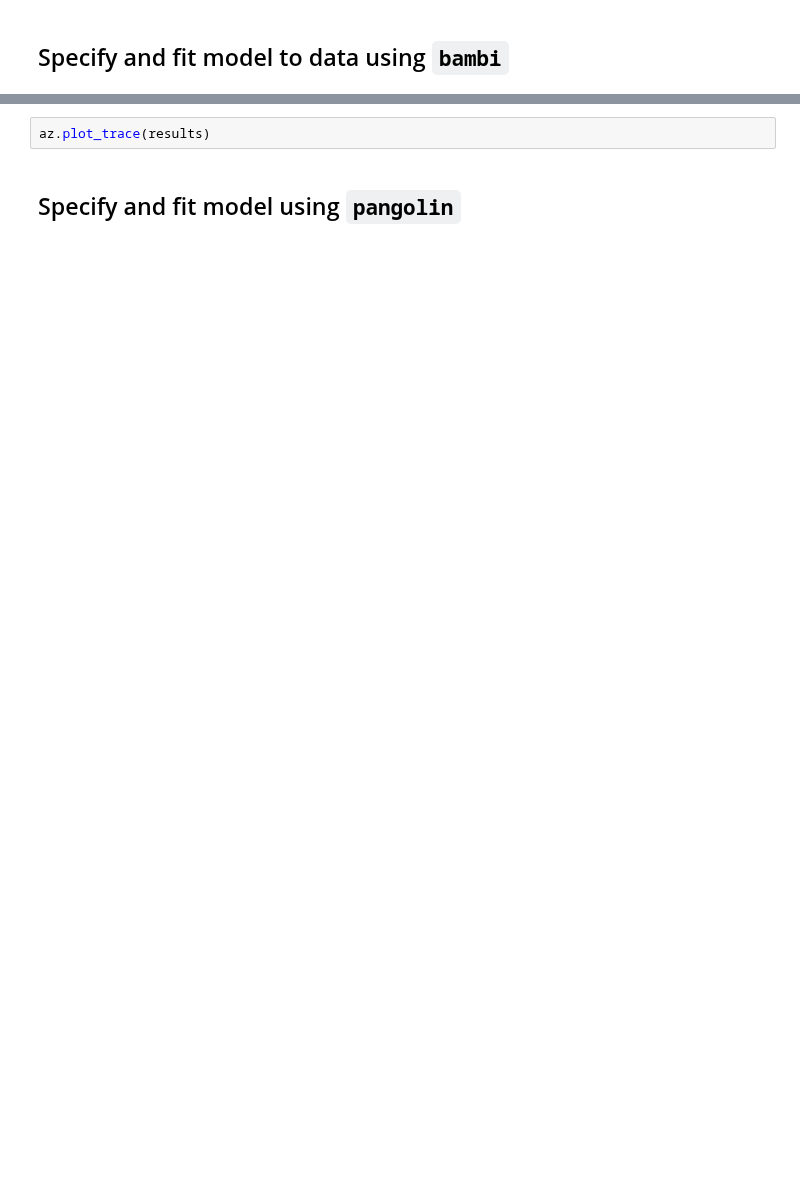
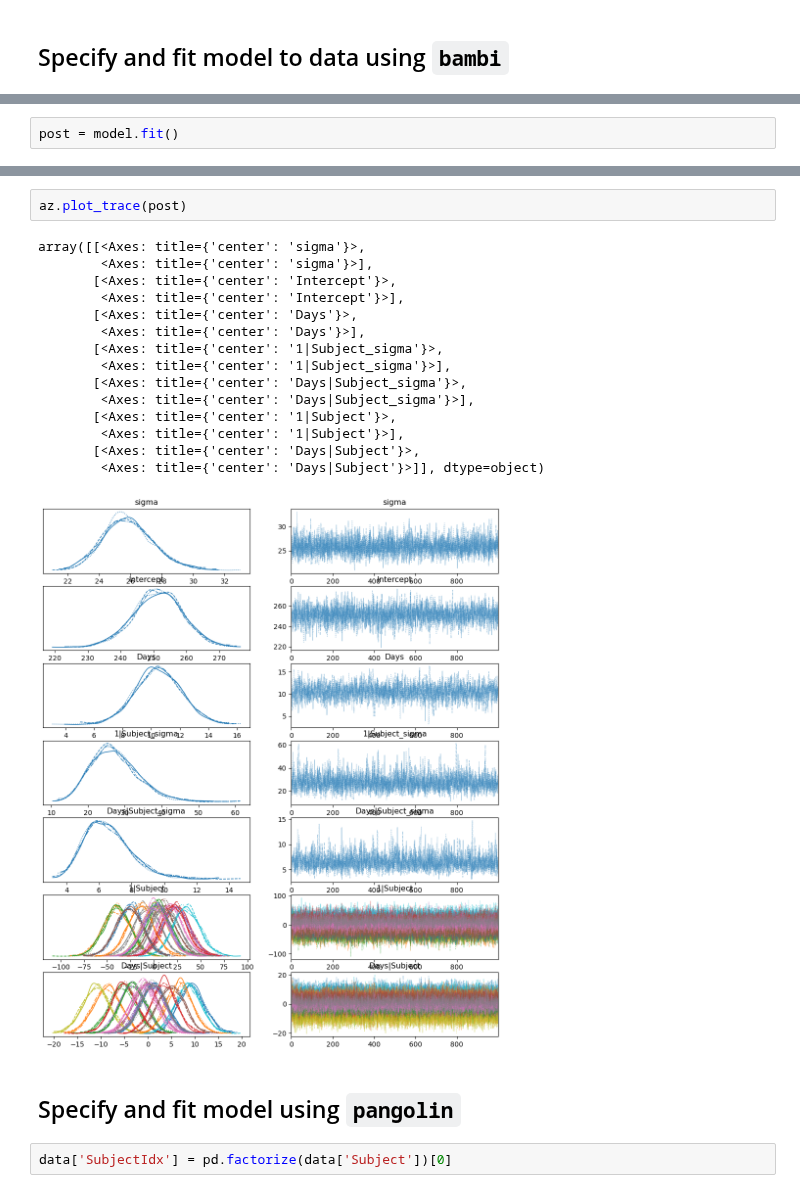
Before and after one commit to marcora/playing_with_a_pangolin, a Jupyter notebook: sleepstudy.ipynb, the cells around one changed output, grey strips where cells are left out. Cells and saved outputs as stored; diff of their text form; blank space fills up the shorter version.

Commit message:
Add multilevel model to sleepstudy

```diff
--- a/sleepstudy.ipynb
+++ b/sleepstudy.ipynb
@@ -21,0 +54,2 @@ model
+# %%
+post = model.fit()
@@ -26,7 +83,25 @@ az.summary(results)
 # %%
-az.plot_trace(results)
+az.plot_trace(post)
+# %% [output]
+array([[<Axes: title={'center': 'sigma'}>,
+        <Axes: title={'center': 'sigma'}>],
+       [<Axes: title={'center': 'Intercept'}>,
+        <Axes: title={'center': 'Intercept'}>],
+       [<Axes: title={'center': 'Days'}>,
+        <Axes: title={'center': 'Days'}>],
+       [<Axes: title={'center': '1|Subject_sigma'}>,
+        <Axes: title={'center': '1|Subject_sigma'}>],
+       [<Axes: title={'center': 'Days|Subject_sigma'}>,
+        <Axes: title={'center': 'Days|Subject_sigma'}>],
+       [<Axes: title={'center': '1|Subject'}>,
+        <Axes: title={'center': '1|Subject'}>],
+       [<Axes: title={'center': 'Days|Subject'}>,
+        <Axes: title={'center': 'Days|Subject'}>]], dtype=object)
+[figure, added]
 # %% [markdown]
 ## Specify and fit model using `pangolin`
+# %%
+data['SubjectIdx'] = pd.factorize(data['Subject'])[0]
 # %%
 α = pi.normal(100, 100)
 β = pi.normal(0, 10)
```
Also changed, not shown: parts of 10 cells of this notebook.
